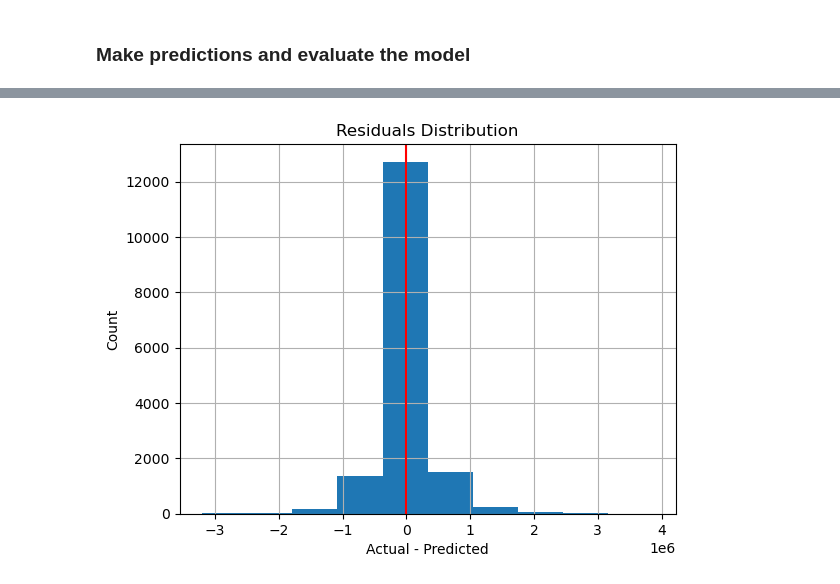
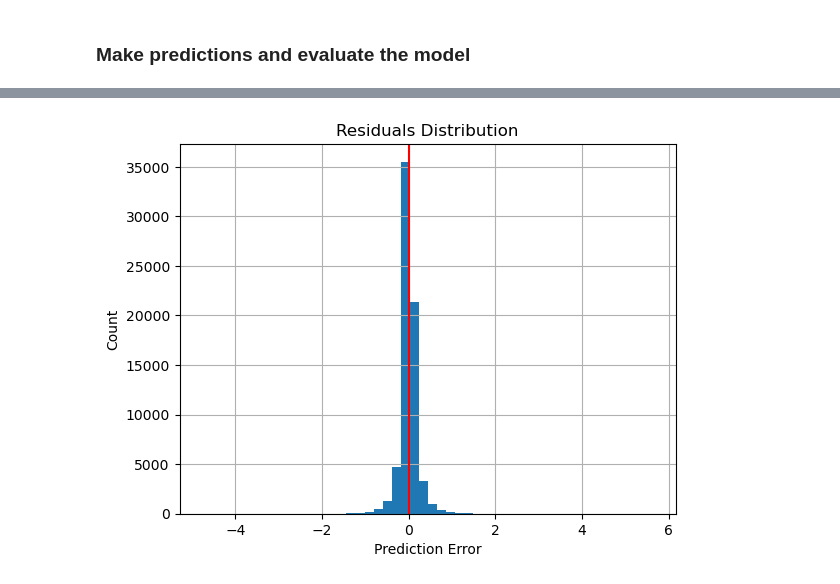
Before and after one commit to ssuljo/dld_transactions_analytics, a Jupyter notebook: xgboost_localmode_train_test.ipynb, the cells around one changed output, grey strips where cells are left out. Drawn from its saved outputs; the diff is of its cells as text; code cells hidden in the pictures.

Commit message:
Updated dataset, data preparation logic,  tuned model config

```diff
--- a/xgboost_localmode_train_test.ipynb
+++ b/xgboost_localmode_train_test.ipynb
@@ -24,4 +24,4 @@ from xgboost import plot_importance
 # %% [markdown]
 ## Modeling
 # %%
-df_final=pd.read_csv('data/final_dataset.csv')
+df_final=pd.read_csv('data/final_dataset_1.csv')
@@ -117 +160,29 @@ plt.show()
+# %%
+# Define your top 13 features based on permutation importance
+top_13_features = [
+    'procedure_area',
+    'area_name_en',
+    'master_project_en',
+    'year',
+    'rooms_en',
+    'procedure_name_en',
+    'nearest_metro_en',
+    'property_sub_type_en',
+    'nearest_landmark_en',
+    'dayofyear',
+    'has_parking',
+    'trans_group_en',
+    'nearest_mall_en'
+]
+
+# Prepare feature matrix with ONLY top 13 features
+X = df_final[top_13_features].copy()
+
+# Log-transform procedure_area
+X['procedure_area'] = np.log1p(X['procedure_area'])
+# %%
+# Transform data of object type to categories for XGBoost Regressor
+categorical_cols = X.select_dtypes(include=['object']).columns
+X[categorical_cols]=X[categorical_cols].astype("category")
+X.info()
 # %% [markdown]
@@ -219,10 +402,12 @@ X_test, X_val, y_test, y_val = train_test_split(X_test, y_test, test_size = 0.5)
 model = XGBRegressor(
     enable_categorical=True,
     objective='reg:squarederror',
-    learning_rate=0.0701354204238183,
-    max_depth=16,
-    subsample=0.9060458311196495,
-    n_estimators=143
+    learning_rate=0.07015022673449944,
+    max_depth=23,
+    subsample=0.9159336841414611,
+    n_estimators=142,
+    reg_alpha= 1,
+    reg_lambda= 1.0,
     )
 
 # Fit the pipeline on the training data
@@ -255,14 +440,13 @@ print(df.head())
 # %%
-# Over prediction and Under Prediction needs to be balanced
 # Test Data Residuals
 residuals = (df['y_test'] - df['y_pred'])
 
-plt.hist(residuals)
+plt.hist(residuals,bins=50)
 plt.grid(True)
-plt.xlabel('Actual - Predicted')
+plt.xlabel('Prediction Error')
 plt.ylabel('Count')
 plt.title('Residuals Distribution')
 plt.axvline(color='r')
 plt.show()
 # %% [output]
-[figure, old version]
+[figure, new version]
```
Also changed, not shown: parts of 32 cells of this notebook, 3 other files.
